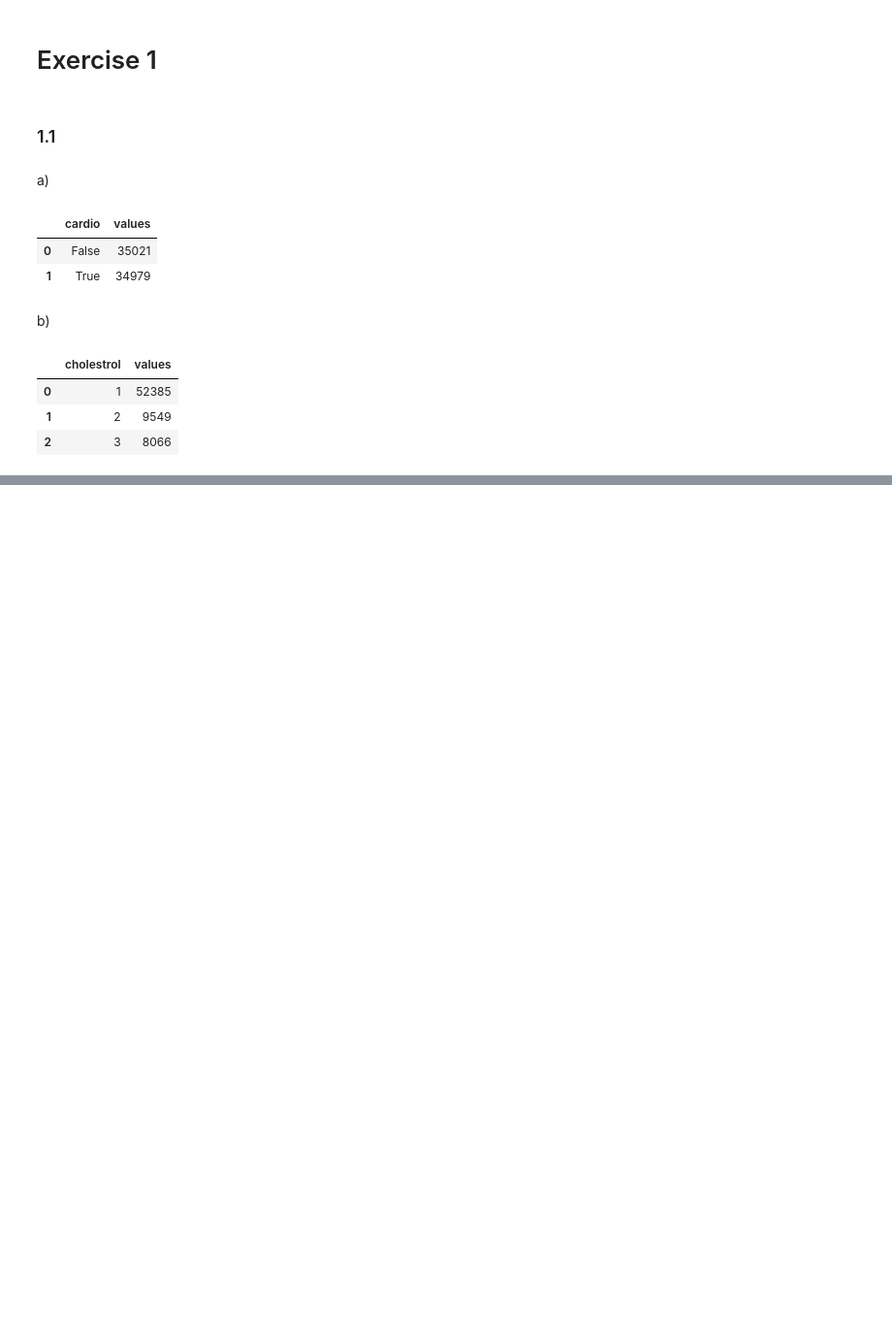
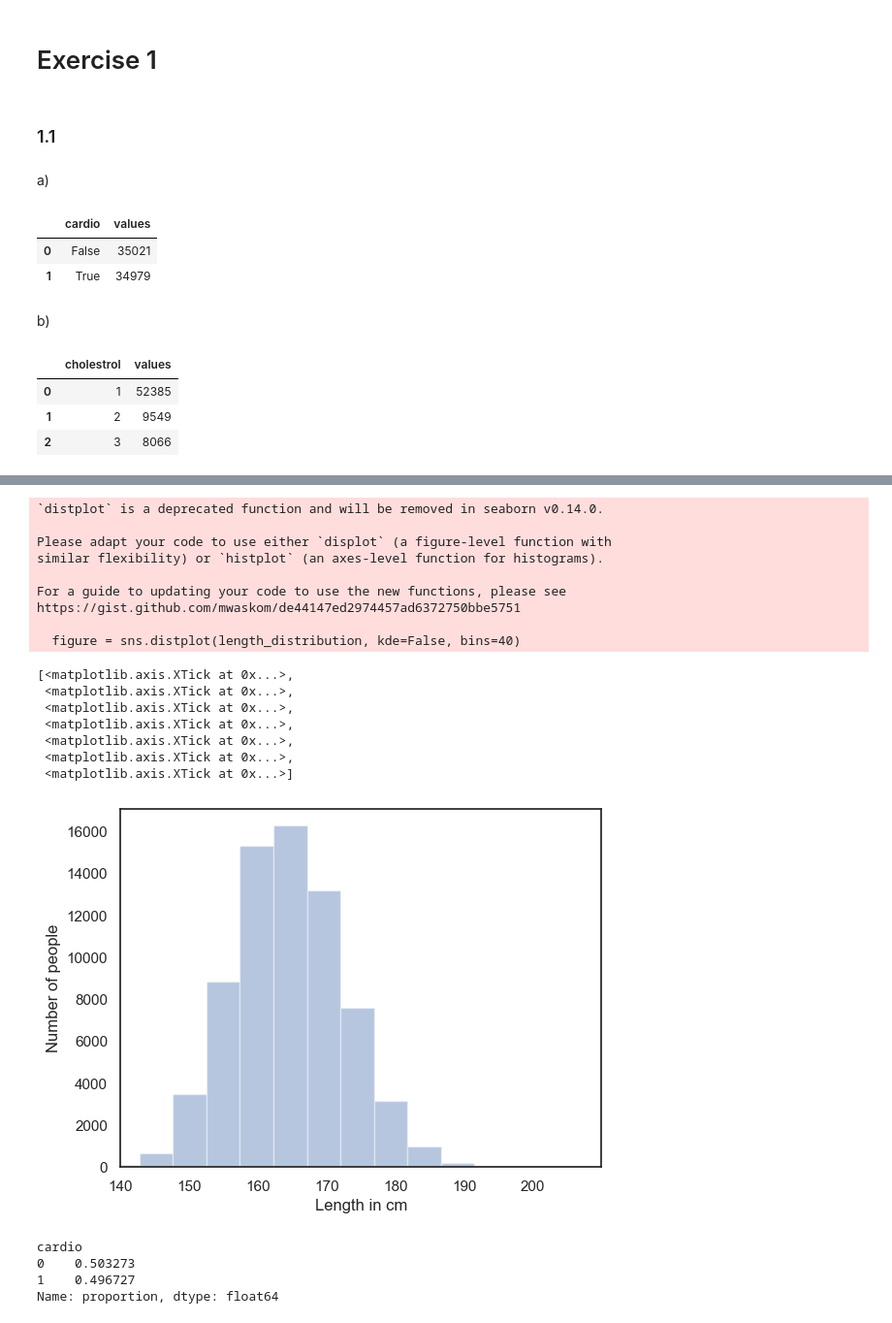
Before and after one commit to Zeepat/machine-learning-asajad-hussein, a Jupyter notebook: Lab/Lab.ipynb, the cells around one changed output, grey strips where cells are left out. Shown: that part at 97% size. Drawn from its saved outputs; the diff is of its cells as text; code cells hidden in the pictures; blank space fills up the shorter version.

```diff
--- a/Lab/Lab.ipynb
+++ b/Lab/Lab.ipynb
@@ -64,0 +98,34 @@ https://gist.github.com/mwaskom/de44147ed2974457ad6372750bbe5751
+# %%
+length_distribution = cardio_data['height']
+figure = sns.distplot(length_distribution, kde=False, bins=40)
+figure.set_xlim(140, 210)
+figure.set_xlabel('Length in cm')
+figure.set_ylabel('Number of people')
+figure.set_xticks(np.arange(140, 210, 10))
+# %% [output]
+`distplot` is a deprecated function and will be removed in seaborn v0.14.0.
+
+Please adapt your code to use either `displot` (a figure-level function with
+similar flexibility) or `histplot` (an axes-level function for histograms).
+
+For a guide to updating your code to use the new functions, please see
+https://gist.github.com/mwaskom/de44147ed2974457ad6372750bbe5751
+
+  figure = sns.distplot(length_distribution, kde=False, bins=40)
+[<matplotlib.axis.XTick at 0x...>,
+ <matplotlib.axis.XTick at 0x...>,
+ <matplotlib.axis.XTick at 0x...>,
+ <matplotlib.axis.XTick at 0x...>,
+ <matplotlib.axis.XTick at 0x...>,
+ <matplotlib.axis.XTick at 0x...>,
+ <matplotlib.axis.XTick at 0x...>]
+[figure, added]
+# %%
+female_cardio = cardio_data.groupby("gender").get_group(1)["cardio"].value_counts('cardio')
+male_cardio = cardio_data.groupby("gender").get_group(2).value_counts("cardio")
+female_cardio
+# %% [output]
+cardio
+0    0.503273
+1    0.496727
+Name: proportion, dtype: float64
```
Also changed, not shown: parts of 4 cells of this notebook.
